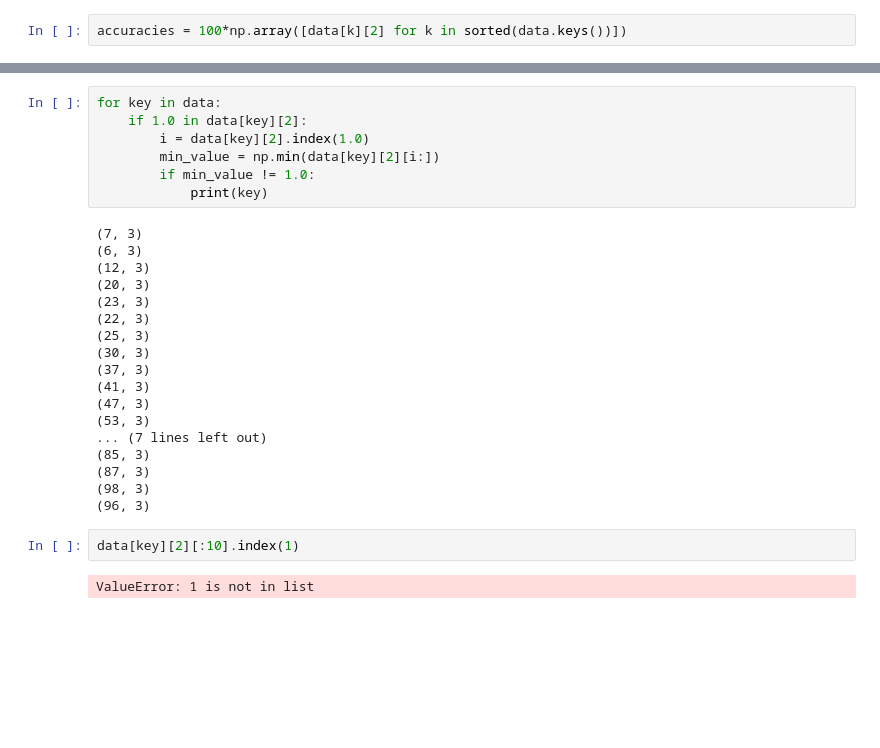
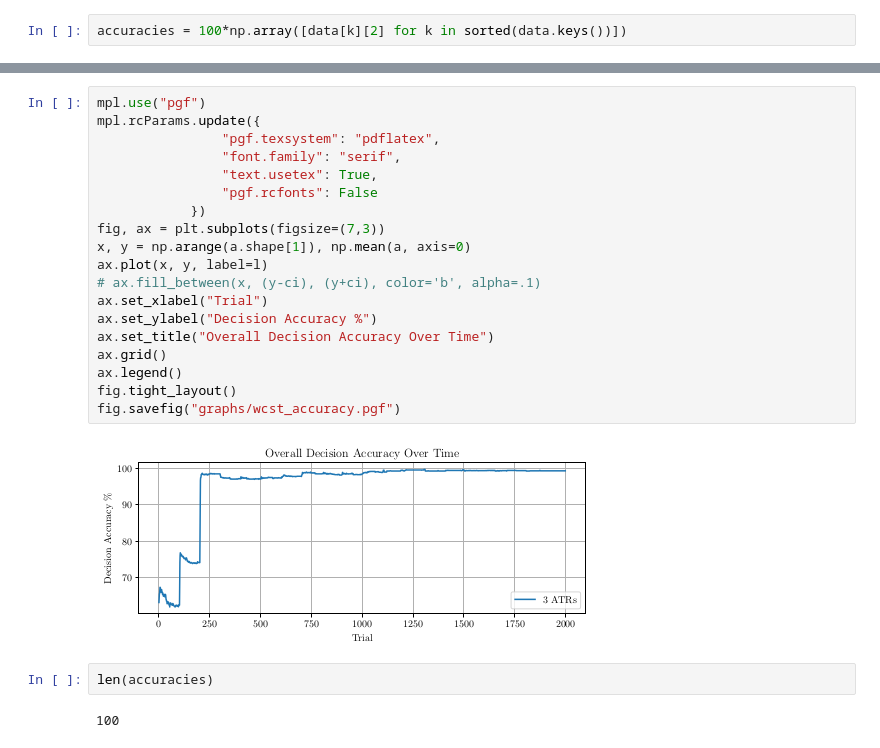
Before and after one commit to DLii-Research/context-learning, a Jupyter notebook: 3. Wisconsin Card Sort.ipynb, the cells around one changed output, grey strips where cells are left out. Drawn from its saved outputs; the diff is of its cells as text; blank space fills up the shorter version.

```diff
--- a/3. Wisconsin Card Sort.ipynb
+++ b/3. Wisconsin Card Sort.ipynb
@@ -423,29 +375,25 @@ ax.grid()
-# %%
-for key in data:
-    if 1.0 in data[key][2]:
-        i = data[key][2].index(1.0)
-        min_value = np.min(data[key][2][i:])
-        if min_value != 1.0:
-            print(key)
-# %% [output]
-(7, 3)
-(6, 3)
-(12, 3)
-(20, 3)
-(23, 3)
-(22, 3)
-(25, 3)
-(30, 3)
-(37, 3)
-(41, 3)
-(47, 3)
-(53, 3)
-... (7 lines left out)
-(85, 3)
-(87, 3)
-(98, 3)
-(96, 3)
-# %%
-data[key][2][:10].index(1)
-# %% [output]
-ValueError: 1 is not in list
+# %%
+mpl.use("pgf")
+mpl.rcParams.update({
+                "pgf.texsystem": "pdflatex",
+                "font.family": "serif",
+                "text.usetex": True,
+                "pgf.rcfonts": False
+            })
+fig, ax = plt.subplots(figsize=(7,3))
+x, y = np.arange(a.shape[1]), np.mean(a, axis=0)
+ax.plot(x, y, label=l)
+# ax.fill_between(x, (y-ci), (y+ci), color='b', alpha=.1)
+ax.set_xlabel("Trial")
+ax.set_ylabel("Decision Accuracy %")
+ax.set_title("Overall Decision Accuracy Over Time")
+ax.grid()
+ax.legend()
+fig.tight_layout()
+fig.savefig("graphs/wcst_accuracy.pgf")
+# %% [output]
+[figure, added]
+# %%
+len(accuracies)
+# %% [output]
+100
```
Also changed, not shown: parts of 24 cells of this notebook, 17 other files.
